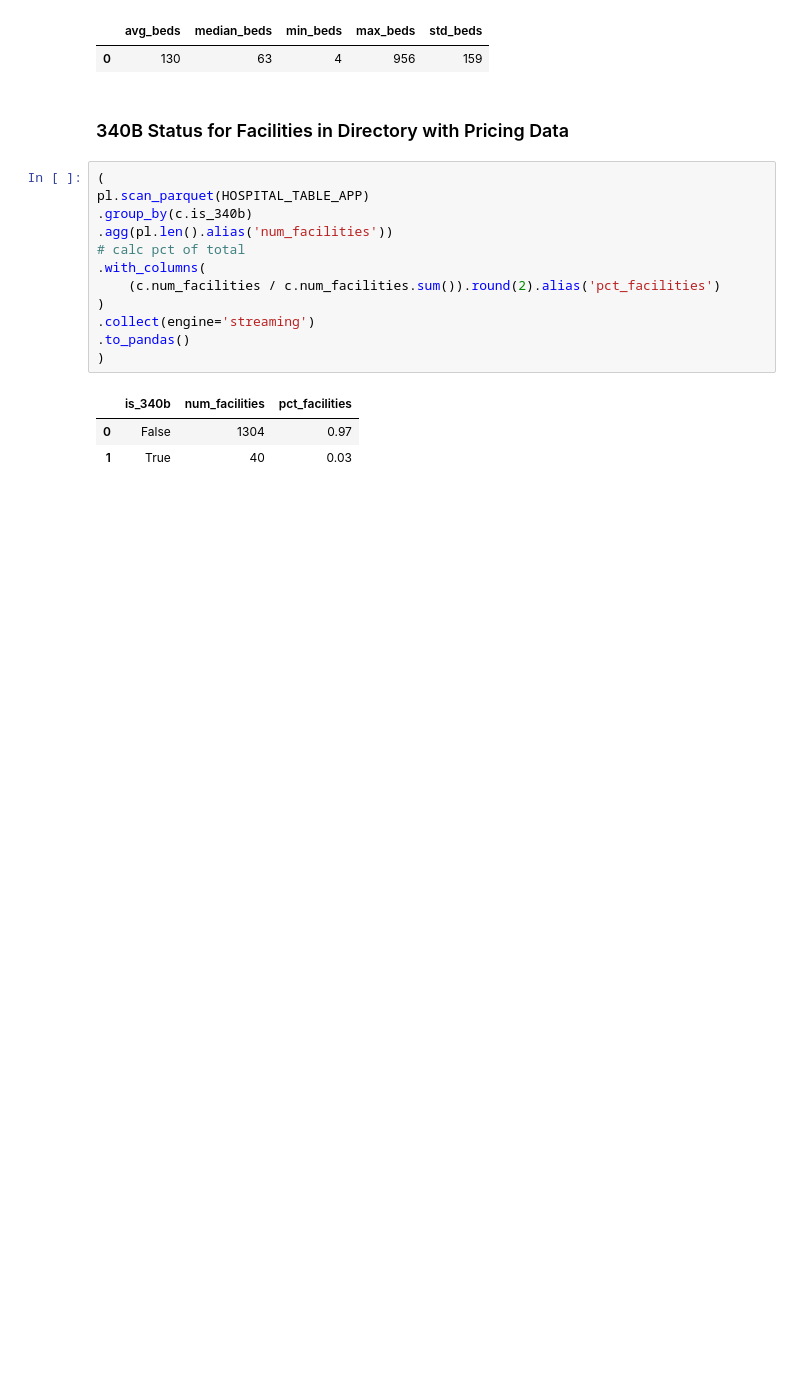
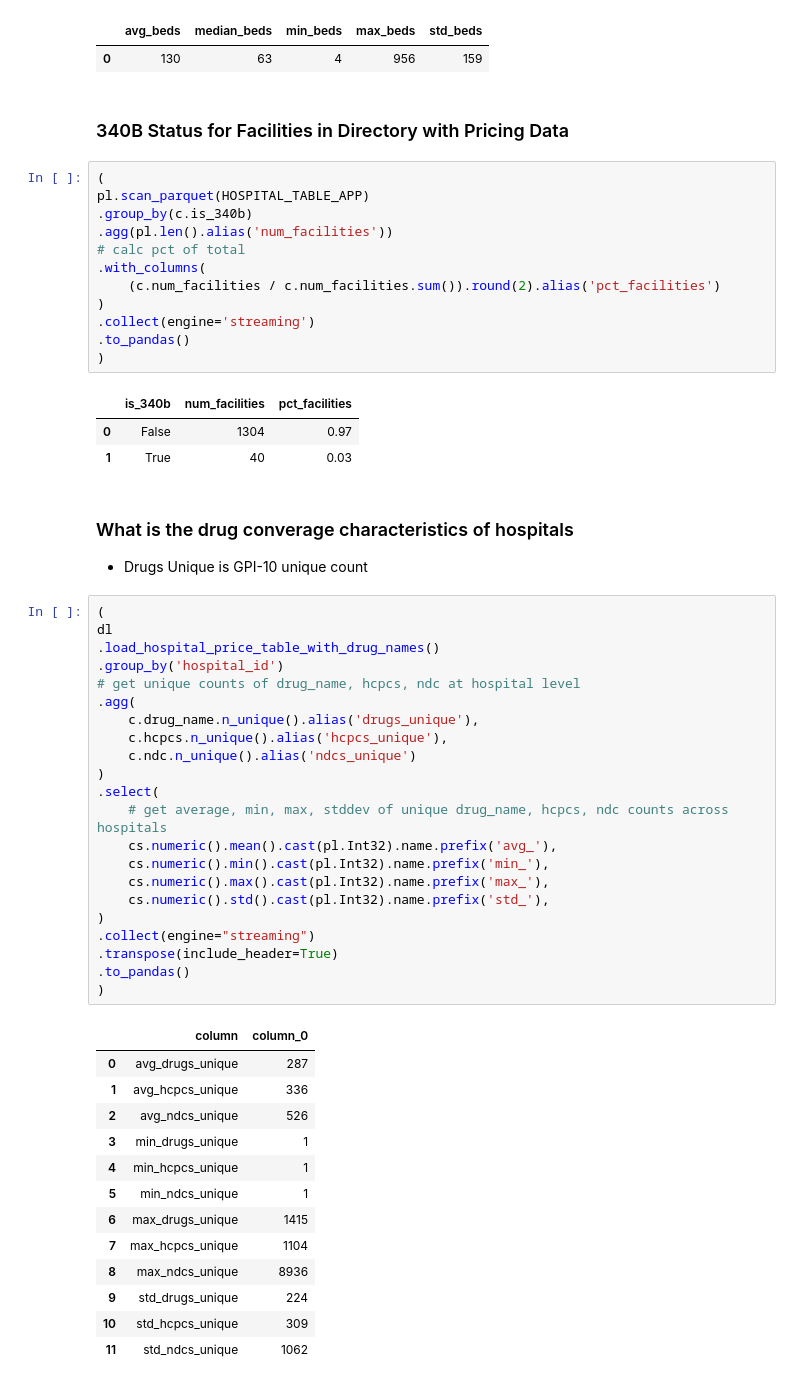
Before and after one commit to mwine81/PRA_REPORT, a Jupyter notebook: hospitals.ipynb, the cells around one changed output. Drawn from its saved outputs; the diff is of its cells as text; blank space fills up the shorter version.

```diff
--- a/hospitals.ipynb
+++ b/hospitals.ipynb
@@ -144,3 +145,42 @@ pl.scan_parquet(HOSPITAL_TABLE_APP)
 |  | is_340b | num_facilities | pct_facilities |
 | 0 | False | 1304 | 0.97 |
 | 1 | True | 40 | 0.03 |
+# %% [markdown]
+### What is the drug converage characteristics of hospitals
+- Drugs Unique is GPI-10 unique count
+# %%
+(
+dl
+.load_hospital_price_table_with_drug_names()
+.group_by('hospital_id')
+# get unique counts of drug_name, hcpcs, ndc at hospital level
+.agg(
+    c.drug_name.n_unique().alias('drugs_unique'),
+    c.hcpcs.n_unique().alias('hcpcs_unique'),
+    c.ndc.n_unique().alias('ndcs_unique')
+)
+.select(
+    # get average, min, max, stddev of unique drug_name, hcpcs, ndc counts across hospitals
+    cs.numeric().mean().cast(pl.Int32).name.prefix('avg_'),
+    cs.numeric().min().cast(pl.Int32).name.prefix('min_'),
+    cs.numeric().max().cast(pl.Int32).name.prefix('max_'),
+    cs.numeric().std().cast(pl.Int32).name.prefix('std_'),
+)
+.collect(engine="streaming")
+.transpose(include_header=True)
+.to_pandas()
+)
+# %% [output]
+|  | column | column_0 |
+| 0 | avg_drugs_unique | 287 |
+| 1 | avg_hcpcs_unique | 336 |
+| 2 | avg_ndcs_unique | 526 |
+| 3 | min_drugs_unique | 1 |
+| 4 | min_hcpcs_unique | 1 |
+| 5 | min_ndcs_unique | 1 |
+| 6 | max_drugs_unique | 1415 |
+| 7 | max_hcpcs_unique | 1104 |
+| 8 | max_ndcs_unique | 8936 |
+| 9 | std_drugs_unique | 224 |
+| 10 | std_hcpcs_unique | 309 |
+| 11 | std_ndcs_unique | 1062 |
```
Also changed, not shown: parts of 4 cells of this notebook, 6 other files.
